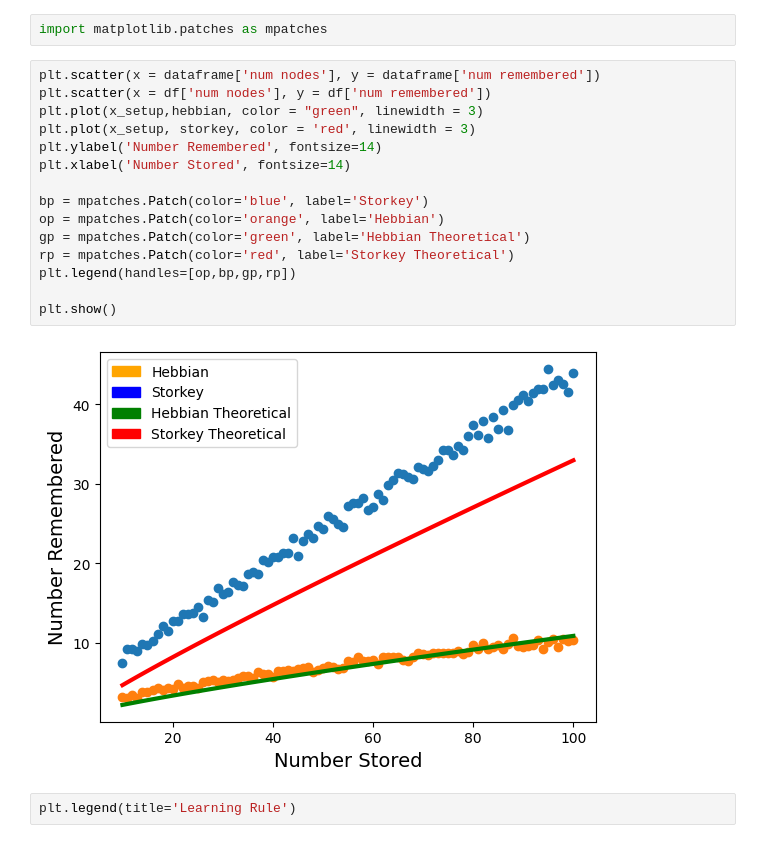
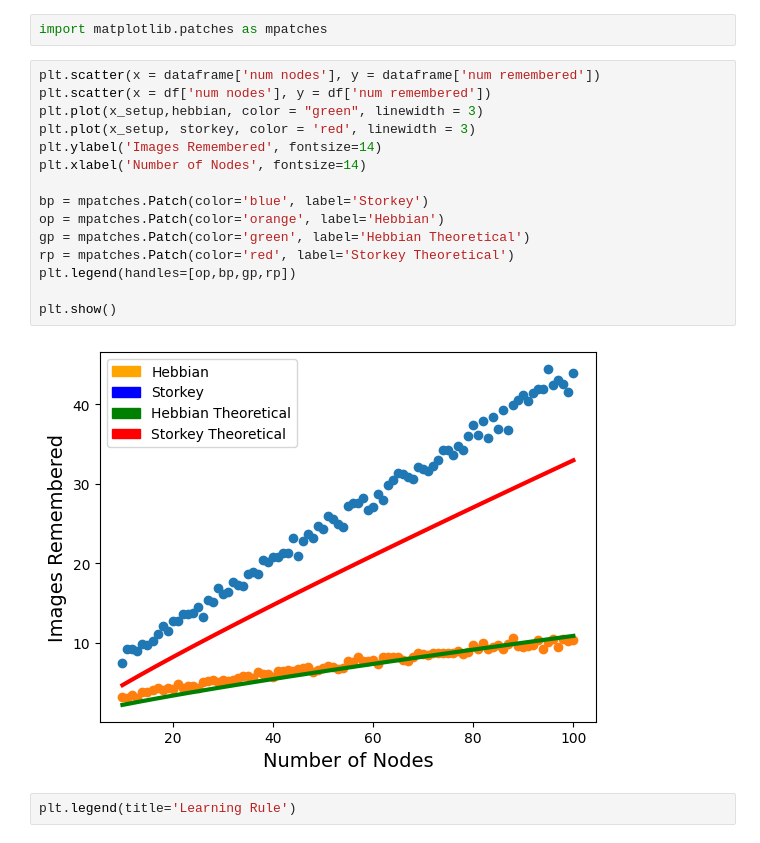
Before and after one commit to cluster-nine-hopfield/hopfield, a Jupyter notebook: mem-tests.ipynb, the cells around one changed output. Cells and saved outputs as stored; diff of their text form.

```diff
--- a/mem-tests.ipynb
+++ b/mem-tests.ipynb
@@ -220,20 +220,20 @@ import matplotlib.patches as mpatches
 # %%
 plt.scatter(x = dataframe['num nodes'], y = dataframe['num remembered'])
 plt.scatter(x = df['num nodes'], y = df['num remembered'])
 plt.plot(x_setup,hebbian, color = "green", linewidth = 3)
 plt.plot(x_setup, storkey, color = 'red', linewidth = 3)
-plt.ylabel('Number Remembered', fontsize=14)
-plt.xlabel('Number Stored', fontsize=14)
+plt.ylabel('Images Remembered', fontsize=14)
+plt.xlabel('Number of Nodes', fontsize=14)
 
 bp = mpatches.Patch(color='blue', label='Storkey')
 op = mpatches.Patch(color='orange', label='Hebbian')
 gp = mpatches.Patch(color='green', label='Hebbian Theoretical')
 rp = mpatches.Patch(color='red', label='Storkey Theoretical')
 plt.legend(handles=[op,bp,gp,rp])
 
 plt.show()
 # %% [output]
-[figure, old version]
+[figure, new version]
 # %%
 plt.legend(title='Learning Rule')
 # %% [output]
```
